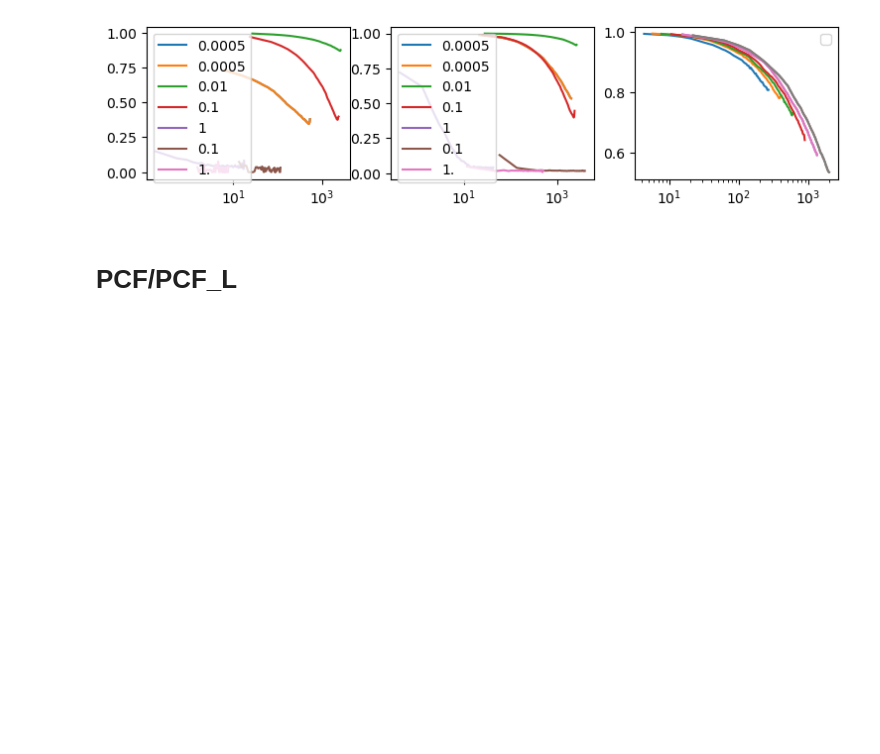
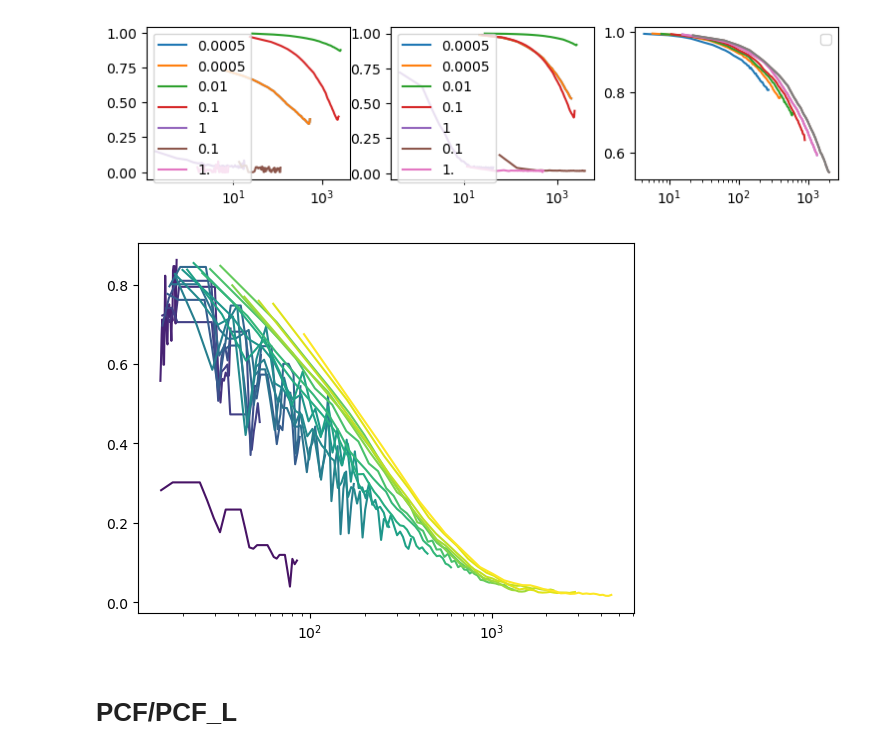
Before and after one commit to HugoLeRoy94/Parallel_gillespie, a Jupyter notebook: Analyze/Analyze_kdiff.ipynb, the cells around one changed output. Cells and saved outputs as stored; diff of their text form; code cells hidden in the pictures; blank space fills up the shorter version.

```diff
--- a/Analyze/Analyze_kdiff.ipynb
+++ b/Analyze/Analyze_kdiff.ipynb
@@ -278,6 +334,18 @@ for i in range(3):
 # %% [output]
 No artists with labels found to put in legend.  Note that artists whose label start with an underscore are ignored when legend() is called with no argument.
 [figure]
+# %%
+isf_kdiff01_N30 = Data_Treatement(media_1+'kdiff_01_N30.hdf','ISF')
+isf_kdiff001_N30 = Data_Treatement(media_1+'kdiff_001_N30.hdf','ISF')
+isf_kdiff01_N30.average(num_bins=30,log_scale=False)
+isf_kdiff001_N30.average(num_bins=30,log_scale=False)
+# %%
+isf = isf_kdiff001_N30
+for i in range(isf.binned_time.shape[0]):
+    plt.plot(isf.binned_time[i],isf.average_data[i],color=cm((i+1)/len(isf.binned_time)))
+plt.xscale('log')
+# %% [output]
+[figure, added]
 # %% [markdown]
 # PCF/PCF_L
 # %%
```
Also changed, not shown: parts of 10 cells of this notebook.
